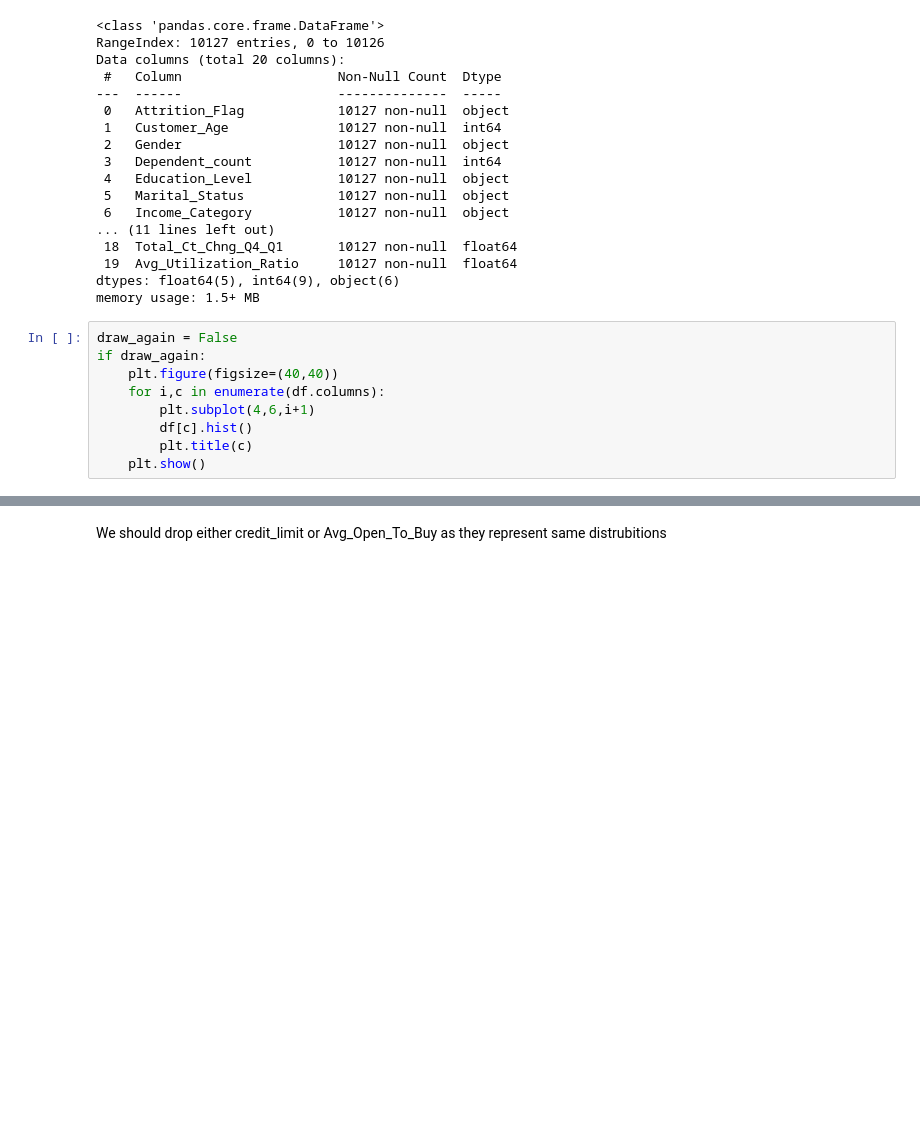
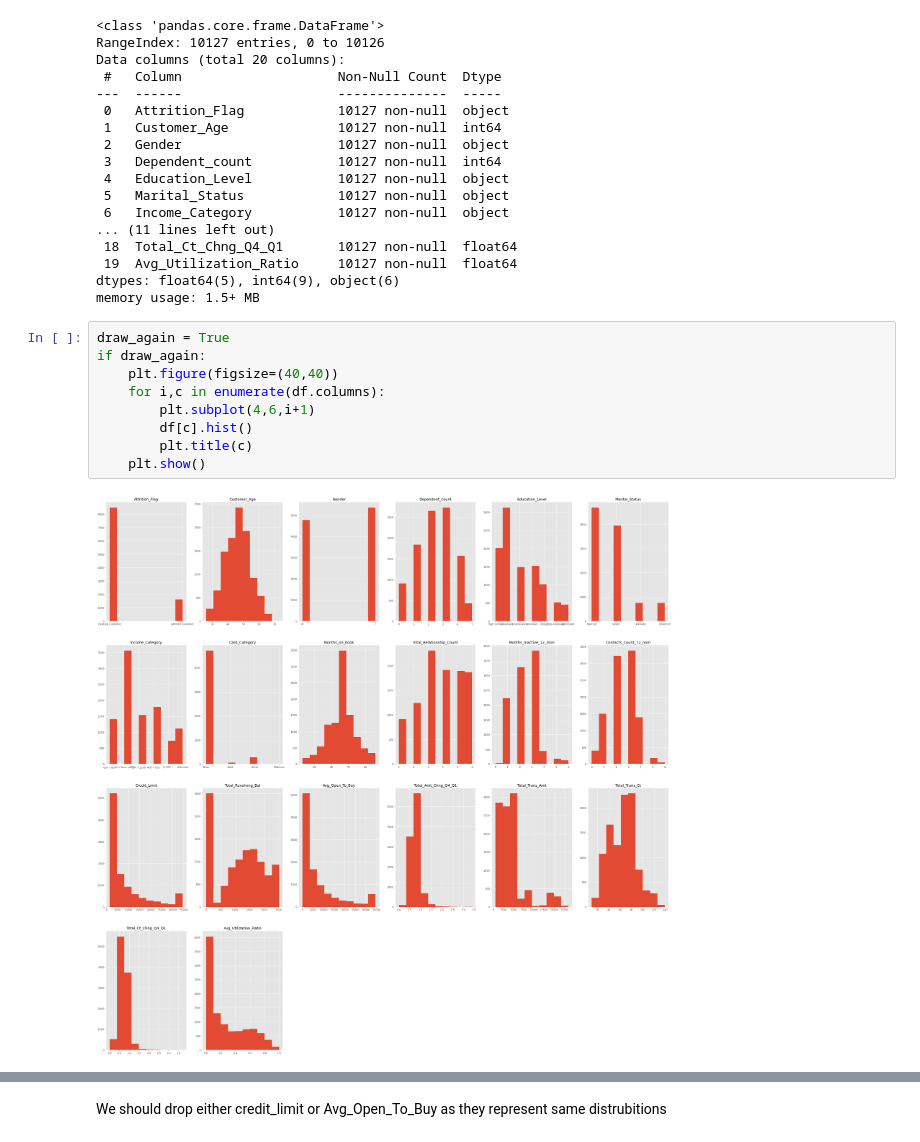
Before and after one commit to bataju44/CCPrediction, a Jupyter notebook: Lab5.ipynb, the cells around one changed output, grey strips where cells are left out. Cells and saved outputs as stored; diff of their text form; blank space fills up the shorter version.

```diff
--- a/Lab5.ipynb
+++ b/Lab5.ipynb
@@ -84,14 +84,16 @@ Data columns (total 20 columns):
 dtypes: float64(5), int64(9), object(6)
 memory usage: 1.5+ MB
 # %%
-draw_again = False
+draw_again = True
 if draw_again:
     plt.figure(figsize=(40,40))
     for i,c in enumerate(df.columns):
         plt.subplot(4,6,i+1)
         df[c].hist()
         plt.title(c)
     plt.show()
+# %% [output]
+[figure, added]
 # %%
 if draw_again:
 
```
Also changed, not shown: parts of 9 cells of this notebook, 1 other file.
